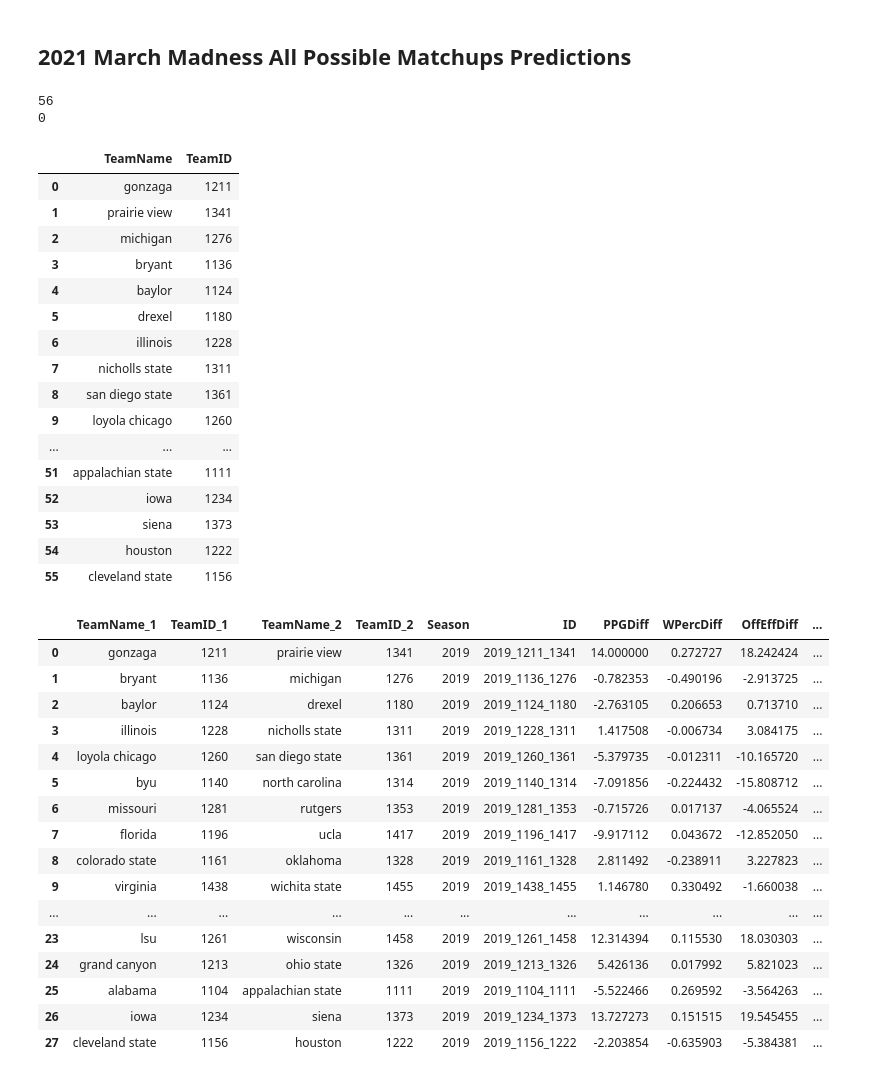
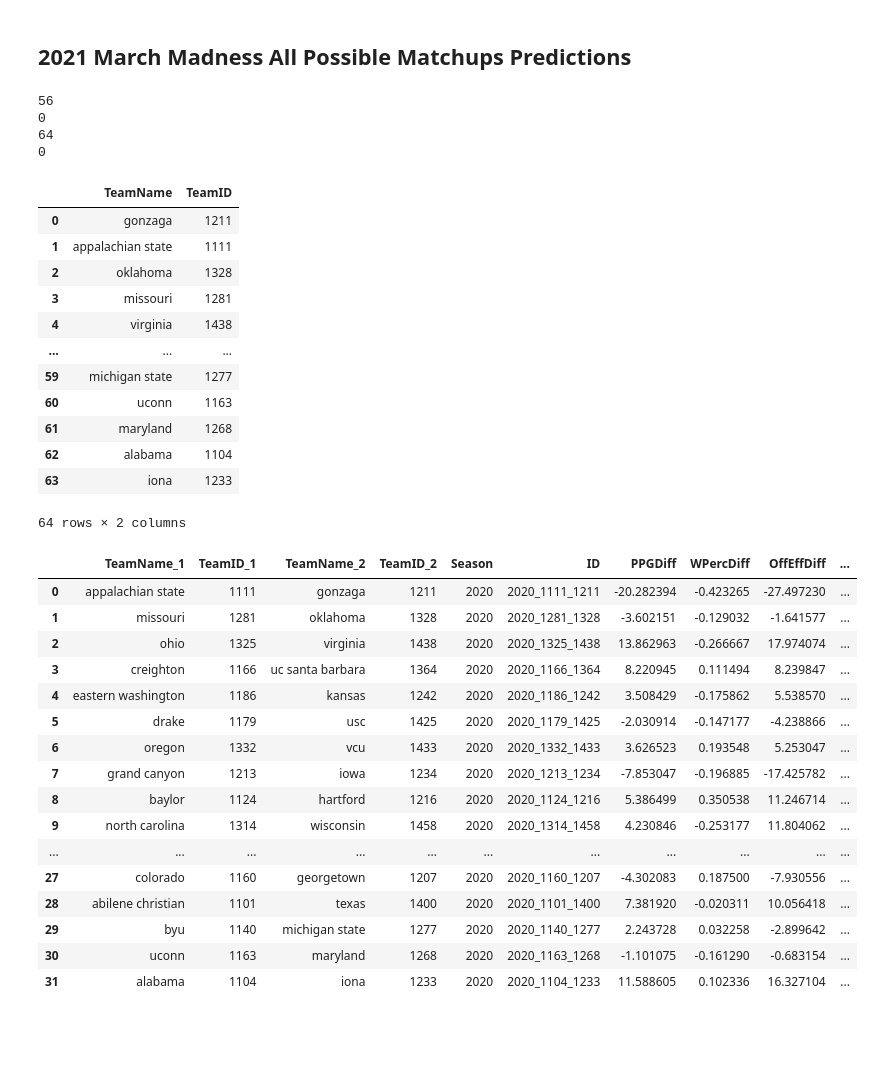
Before and after one commit to bradylange/march-madness-bracket-predictor, a Jupyter notebook: src/march_madness_bracket_predictor.ipynb, the cells around one changed output. Saved outputs shown, nothing was run; the diff lists cells and outputs as text; code cells hidden in the pictures; blank space fills up the shorter version.

```diff
--- a/src/march_madness_bracket_predictor.ipynb
+++ b/src/march_madness_bracket_predictor.ipynb
@@ -919,31 +1056,37 @@ mock_2021_mm_matchups = [team.lower() for team in mock_2021_mm_matchups]
 # %%
-print(len(mock_2021_mm_matchups))
-print(len(m_teams_df[m_teams_df["TeamName"].isin(mock_2021_mm_matchups)]))
+print(len(mock_mm_2021_matchups))
+print(len(m_teams_df[m_teams_df["TeamName"].isin(mock_mm_2021_matchups)]))
 
-matchups_df = pd.DataFrame({"TeamName": mock_2021_mm_matchups})
+mock_matchups_df = pd.DataFrame({"TeamName": mock_mm_2021_matchups})
+mock_matchups_df = pd.merge(mock_matchups_df, m_team_spellings_df, left_on="TeamName", right_on="TeamNameSpelling", how="left").reset_index(drop=True)
+mock_matchups_df.drop(["TeamNameSpelling"], axis=1, inplace=True)
+mock_matchups_df
+
+print(len(mm_2021_matchups))
+print(len(m_teams_df[m_teams_df["TeamName"].isin(mm_2021_matchups)]))
+
+matchups_df = pd.DataFrame({"TeamName": mm_2021_matchups})
 matchups_df = pd.merge(matchups_df, m_team_spellings_df, left_on="TeamName", right_on="TeamNameSpelling", how="left").reset_index(drop=True)
 matchups_df.drop(["TeamNameSpelling"], axis=1, inplace=True)
 matchups_df
 # %% [output]
 56
 0
+64
+0
 |  | TeamName | TeamID |
 | 0 | gonzaga | 1211 |
-| 1 | prairie view | 1341 |
-| 2 | michigan | 1276 |
-| 3 | bryant | 1136 |
-| 4 | baylor | 1124 |
-| 5 | drexel | 1180 |
-| 6 | illinois | 1228 |
-| 7 | nicholls state | 1311 |
-| 8 | san diego state | 1361 |
-| 9 | loyola chicago | 1260 |
+| 1 | appalachian state | 1111 |
+| 2 | oklahoma | 1328 |
+| 3 | missouri | 1281 |
+| 4 | virginia | 1438 |
 | ... | ... | ... |
-| 51 | appalachian state | 1111 |
-| 52 | iowa | 1234 |
-| 53 | siena | 1373 |
-| 54 | houston | 1222 |
-| 55 | cleveland state | 1156 |
+| 59 | michigan state | 1277 |
+| 60 | uconn | 1163 |
+| 61 | maryland | 1268 |
+| 62 | alabama | 1104 |
+| 63 | iona | 1233 |
+64 rows × 2 columns
 # %%
 def prep2021(matchups_df, ppg_df, eff_df, rankings_df):
     matchups_df = pd.DataFrame(matchups_df.values.reshape(-1, 4), columns=["TeamName_1", "TeamID_1", "TeamName_2", "TeamID_2"])
@@ -961,26 +1104,29 @@ def prep2021(matchups_df, ppg_df, eff_df, rankings_df):
 
     return matchups_df
 # %%
-andy_kats_mock_2021_mm_df = prep2021(matchups_df, ppg_df, eff_df, rankings_df)
-andy_kats_mock_2021_mm_df
+andy_kats_mock_mm_2021_df = prep2021(mock_matchups_df, ppg_df, eff_df, rankings_df)
+andy_kats_mock_mm_2021_df
+
+mm_2021_df = prep2021(matchups_df, ppg_df, eff_df, rankings_df)
+mm_2021_df
 # %% [output]
 |  | TeamName_1 | TeamID_1 | TeamName_2 | TeamID_2 | Season | ID | PPGDiff | WPercDiff | OffEffDiff | ... |
-| 0 | gonzaga | 1211 | prairie view | 1341 | 2019 | 2019_1211_1341 | 14.000000 | 0.272727 | 18.242424 | ... |
-| 1 | bryant | 1136 | michigan | 1276 | 2019 | 2019_1136_1276 | -0.782353 | -0.490196 | -2.913725 | ... |
-| 2 | baylor | 1124 | drexel | 1180 | 2019 | 2019_1124_1180 | -2.763105 | 0.206653 | 0.713710 | ... |
-| 3 | illinois | 1228 | nicholls state | 1311 | 2019 | 2019_1228_1311 | 1.417508 | -0.006734 | 3.084175 | ... |
-| 4 | loyola chicago | 1260 | san diego state | 1361 | 2019 | 2019_1260_1361 | -5.379735 | -0.012311 | -10.165720 | ... |
-| 5 | byu | 1140 | north carolina | 1314 | 2019 | 2019_1140_1314 | -7.091856 | -0.224432 | -15.808712 | ... |
-| 6 | missouri | 1281 | rutgers | 1353 | 2019 | 2019_1281_1353 | -0.715726 | 0.017137 | -4.065524 | ... |
-| 7 | florida | 1196 | ucla | 1417 | 2019 | 2019_1196_1417 | -9.917112 | 0.043672 | -12.852050 | ... |
-| 8 | colorado state | 1161 | oklahoma | 1328 | 2019 | 2019_1161_1328 | 2.811492 | -0.238911 | 3.227823 | ... |
-| 9 | virginia | 1438 | wichita state | 1455 | 2019 | 2019_1438_1455 | 1.146780 | 0.330492 | -1.660038 | ... |
+| 0 | appalachian state | 1111 | gonzaga | 1211 | 2020 | 2020_1111_1211 | -20.282394 | -0.423265 | -27.497230 | ... |
+| 1 | missouri | 1281 | oklahoma | 1328 | 2020 | 2020_1281_1328 | -3.602151 | -0.129032 | -1.641577 | ... |
+| 2 | ohio | 1325 | virginia | 1438 | 2020 | 2020_1325_1438 | 13.862963 | -0.266667 | 17.974074 | ... |
+| 3 | creighton | 1166 | uc santa barbara | 1364 | 2020 | 2020_1166_1364 | 8.220945 | 0.111494 | 8.239847 | ... |
+| 4 | eastern washington | 1186 | kansas | 1242 | 2020 | 2020_1186_1242 | 3.508429 | -0.175862 | 5.538570 | ... |
+| 5 | drake | 1179 | usc | 1425 | 2020 | 2020_1179_1425 | -2.030914 | -0.147177 | -4.238866 | ... |
+| 6 | oregon | 1332 | vcu | 1433 | 2020 | 2020_1332_1433 | 3.626523 | 0.193548 | 5.253047 | ... |
+| 7 | grand canyon | 1213 | iowa | 1234 | 2020 | 2020_1213_1234 | -7.853047 | -0.196885 | -17.425782 | ... |
+| 8 | baylor | 1124 | hartford | 1216 | 2020 | 2020_1124_1216 | 5.386499 | 0.350538 | 11.246714 | ... |
+| 9 | north carolina | 1314 | wisconsin | 1458 | 2020 | 2020_1314_1458 | 4.230846 | -0.253177 | 11.804062 | ... |
 | ... | ... | ... | ... | ... | ... | ... | ... | ... | ... | ... |
-| 23 | lsu | 1261 | wisconsin | 1458 | 2019 | 2019_1261_1458 | 12.314394 | 0.115530 | 18.030303 | ... |
-| 24 | grand canyon | 1213 | ohio state | 1326 | 2019 | 2019_1213_1326 | 5.426136 | 0.017992 | 5.821023 | ... |
-| 25 | alabama | 1104 | appalachian state | 1111 | 2019 | 2019_1104_1111 | -5.522466 | 0.269592 | -3.564263 | ... |
-| 26 | iowa | 1234 | siena | 1373 | 2019 | 2019_1234_1373 | 13.727273 | 0.151515 | 19.545455 | ... |
-| 27 | cleveland state | 1156 | houston | 1222 | 2019 | 2019_1156_1222 | -2.203854 | -0.635903 | -5.384381 | ... |
+| 27 | colorado | 1160 | georgetown | 1207 | 2020 | 2020_1160_1207 | -4.302083 | 0.187500 | -7.930556 | ... |
+| 28 | abilene christian | 1101 | texas | 1400 | 2020 | 2020_1101_1400 | 7.381920 | -0.020311 | 10.056418 | ... |
+| 29 | byu | 1140 | michigan state | 1277 | 2020 | 2020_1140_1277 | 2.243728 | 0.032258 | -2.899642 | ... |
+| 30 | uconn | 1163 | maryland | 1268 | 2020 | 2020_1163_1268 | -1.101075 | -0.161290 | -0.683154 | ... |
+| 31 | alabama | 1104 | iona | 1233 | 2020 | 2020_1104_1233 | 11.588605 | 0.102336 | 16.327104 | ... |
 # %%
 reg_season_2019_df = reg_season_df[reg_season_df["Season"] == 2019].copy()
 
```
Also changed, not shown: parts of 8 cells of this notebook.
